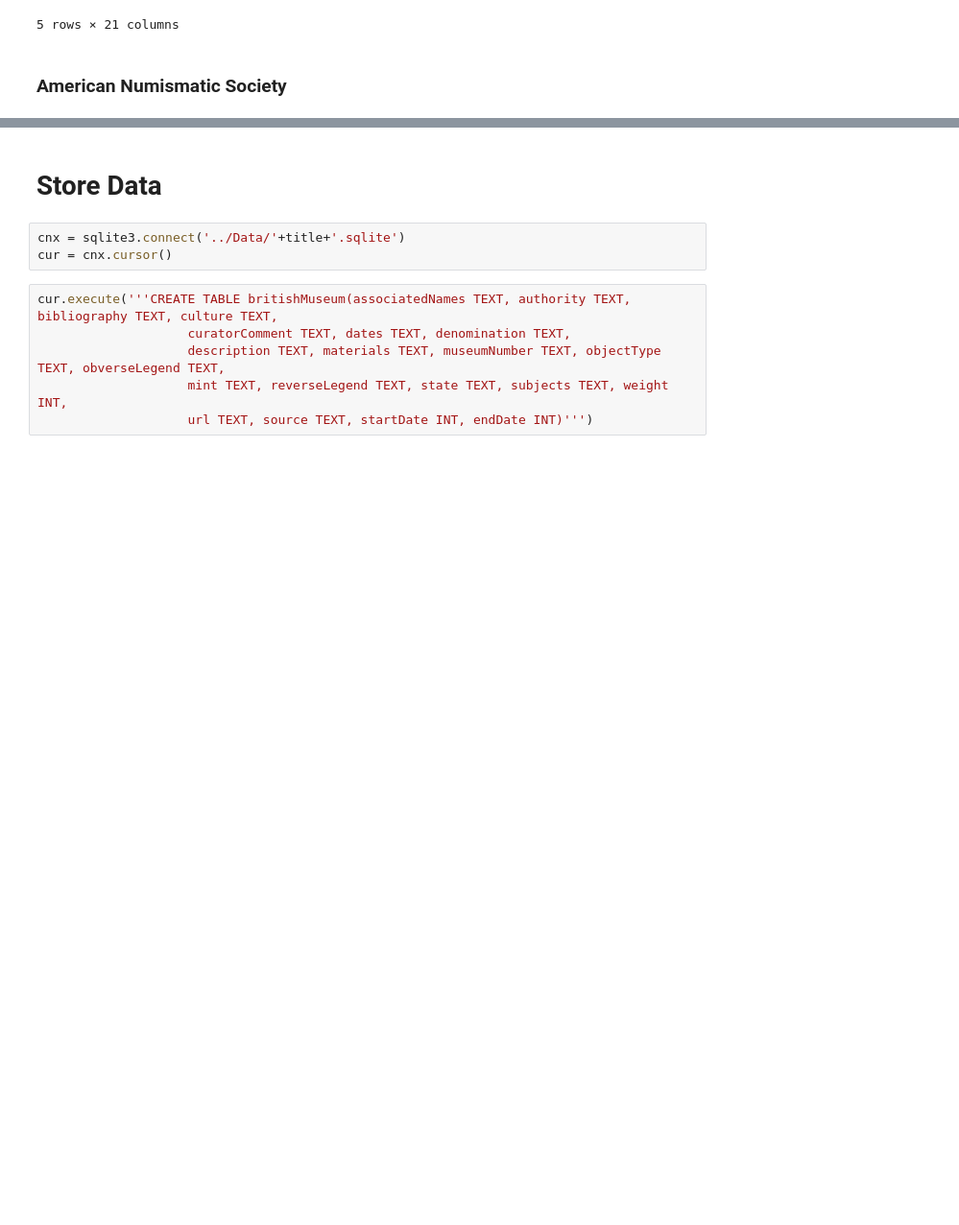
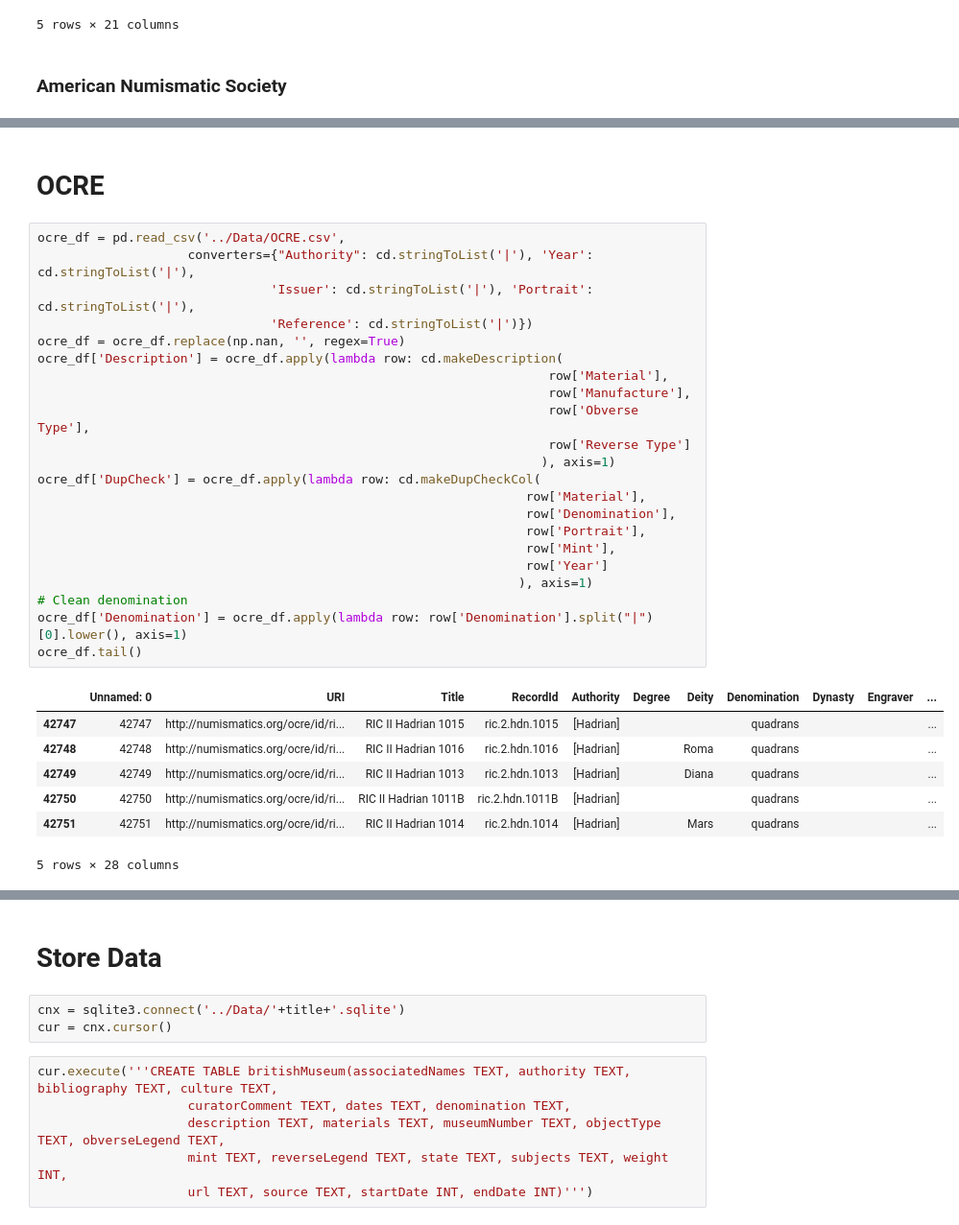
Before and after one commit to williamma12/roman_coinage, a Jupyter notebook: Code/Create Database.ipynb, the cells around one changed output, grey strips where cells are left out. Shown at 96% size. Cells and saved outputs as stored; diff of their text form; blank space fills up the shorter version.

```diff
--- a/Code/Create Database.ipynb
+++ b/Code/Create Database.ipynb
@@ -156,0 +170,32 @@ cleaned_ans.tail()
+# %% [markdown]
+# OCRE
+# %%
+ocre_df = pd.read_csv('../Data/OCRE.csv',
+                    converters={"Authority": cd.stringToList('|'), 'Year': cd.stringToList('|'),
+                               'Issuer': cd.stringToList('|'), 'Portrait': cd.stringToList('|'),
+                               'Reference': cd.stringToList('|')})
+ocre_df = ocre_df.replace(np.nan, '', regex=True)
+ocre_df['Description'] = ocre_df.apply(lambda row: cd.makeDescription(
+                                                                    row['Material'],
+                                                                    row['Manufacture'],
+                                                                    row['Obverse Type'],
+                                                                    row['Reverse Type']
+                                                                   ), axis=1)
+ocre_df['DupCheck'] = ocre_df.apply(lambda row: cd.makeDupCheckCol(
+                                                                 row['Material'],
+                                                                 row['Denomination'],
+                                                                 row['Portrait'],
+                                                                 row['Mint'],
+                                                                 row['Year']
+                                                                ), axis=1)
+# Clean denomination
+ocre_df['Denomination'] = ocre_df.apply(lambda row: row['Denomination'].split("|")[0].lower(), axis=1)
+ocre_df.tail()
+# %% [output]
+|  | Unnamed: 0 | URI | Title | RecordId | Authority | Degree | Deity | Denomination | Dynasty | Engraver | ... |
+| 42747 | 42747 | http://numismatics.org/ocre/id/ri... | RIC II Hadrian 1015 | ric.2.hdn.1015 | [Hadrian] |  |  | quadrans |  |  | ... |
+| 42748 | 42748 | http://numismatics.org/ocre/id/ri... | RIC II Hadrian 1016 | ric.2.hdn.1016 | [Hadrian] |  | Roma | quadrans |  |  | ... |
+| 42749 | 42749 | http://numismatics.org/ocre/id/ri... | RIC II Hadrian 1013 | ric.2.hdn.1013 | [Hadrian] |  | Diana | quadrans |  |  | ... |
+| 42750 | 42750 | http://numismatics.org/ocre/id/ri... | RIC II Hadrian 1011B | ric.2.hdn.1011B | [Hadrian] |  |  | quadrans |  |  | ... |
+| 42751 | 42751 | http://numismatics.org/ocre/id/ri... | RIC II Hadrian 1014 | ric.2.hdn.1014 | [Hadrian] |  | Mars | quadrans |  |  | ... |
+5 rows × 28 columns
```
Also changed, not shown: parts of 15 cells of this notebook, 8 other files.
